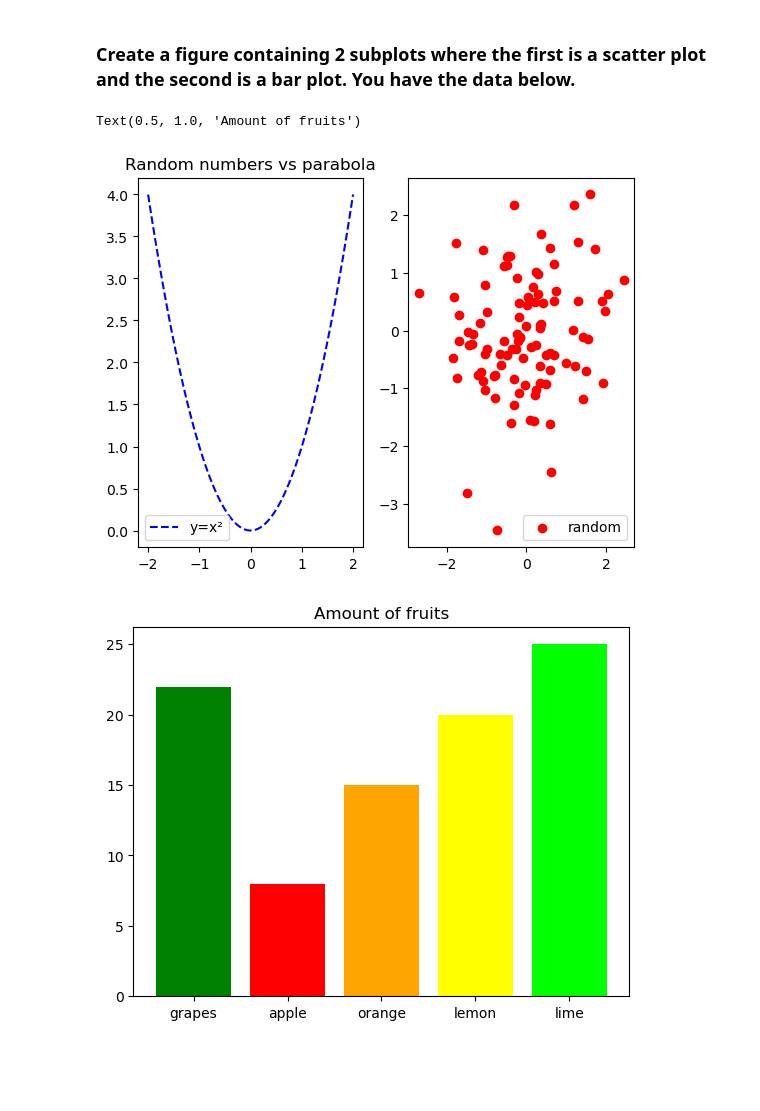
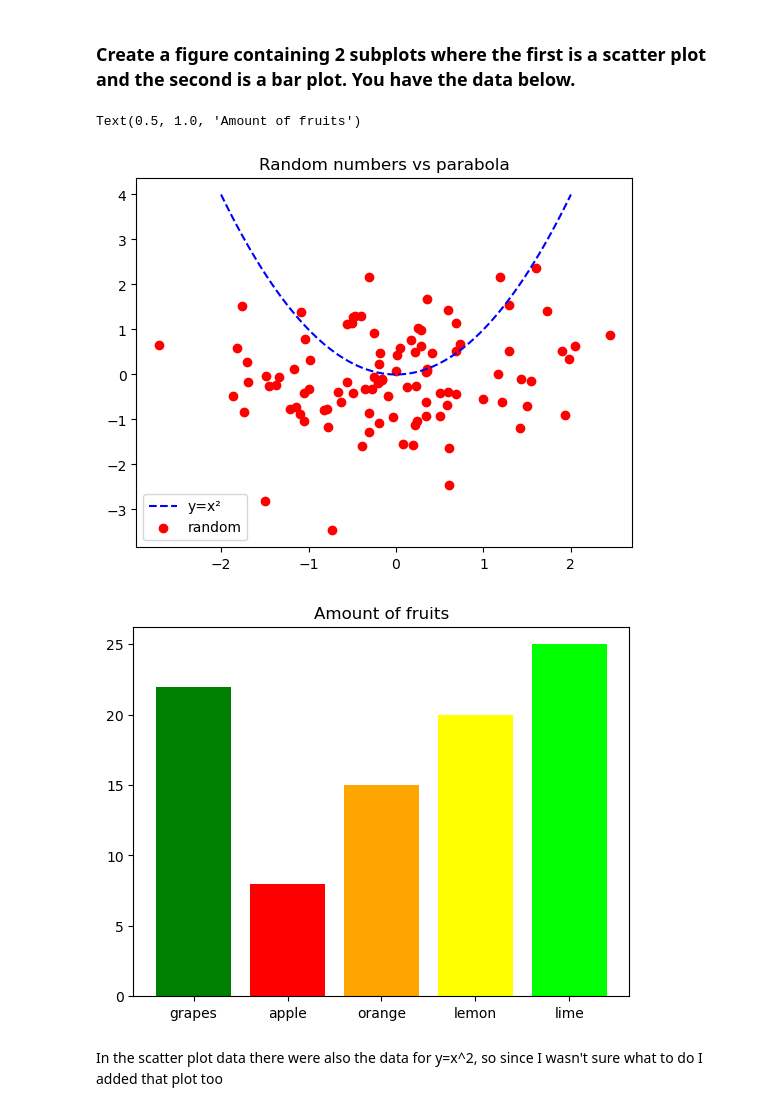
Before and after one commit to giorgio-solinas1980/kunskapskontroll, a Jupyter notebook: Matplotlib.ipynb, the cells around one changed output. Saved outputs shown, nothing was run; the diff lists cells and outputs as text; code cells hidden in the pictures; blank space fills up the shorter version.

```diff
--- a/Matplotlib.ipynb
+++ b/Matplotlib.ipynb
@@ -37,24 +37,25 @@ Text(0.5, 1.0, 'My first plot')
 # %%
 # Data for scatter plot
 np.random.seed(15)
 random_data_x = np.random.randn(100)
 random_data_y = np.random.randn(100)
 x = np.linspace(-2, 2, 100)
 y = x**2
-fig, ax = plt.subplots(1,2)
-ax[0].plot(x,y,"b--", label="y=x²")
-ax[1].scatter(random_data_x, random_data_y, c="red", label="random")
-ax[0].set_title("Random numbers vs parabola")
-ax[0].legend()
-ax[1].legend()
+fig, ax = plt.subplots()
+ax.plot(x,y,"b--", label="y=x²")
+ax.scatter(random_data_x, random_data_y, c="red", label="random")
+ax.set_title("Random numbers vs parabola")
+ax.legend()
 # Data for bar plot
 fruit_data = {'grapes': 22, 'apple': 8, 'orange': 15, 'lemon': 20, 'lime': 25}
 names = list(fruit_data.keys())
 values = list(fruit_data.values())
 fig, bx = plt.subplots()
 bx.bar(names, values, color=["green","red","orange","yellow", "lime" ])
 bx.set_title("Amount of fruits")
 # %% [output]
 Text(0.5, 1.0, 'Amount of fruits')
-[figure, old version]
+[figure, new version]
 [figure]
+# %% [markdown]
+In the scatter plot data there were also the data for y=x^2, so since I wasn't sure what to do I added that plot too
```
